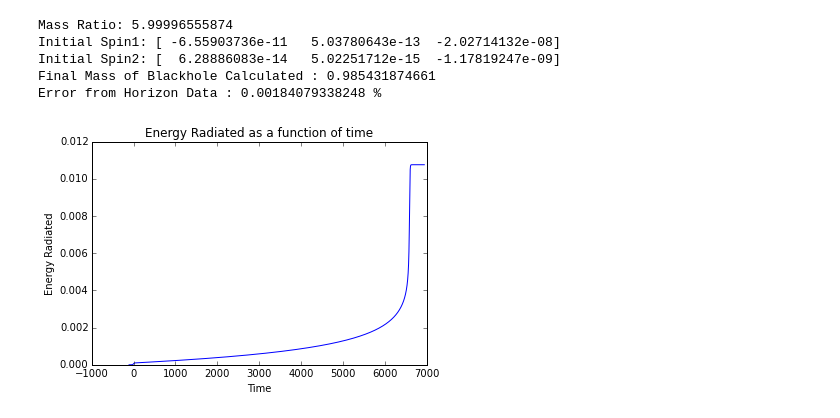
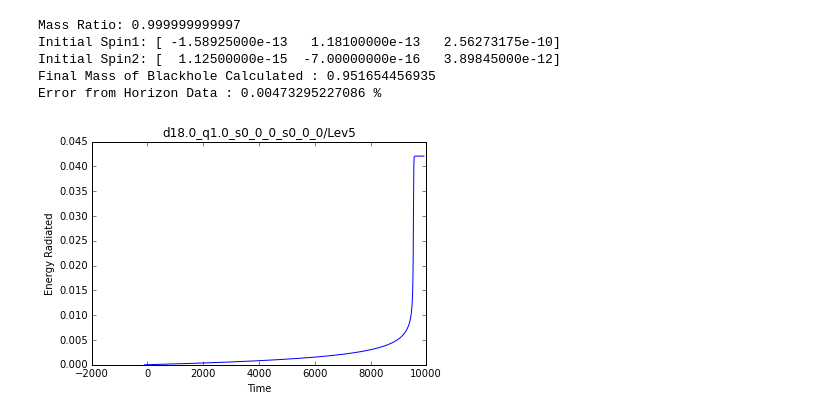
Before and after one commit to rahulketch/ICTS_Kick, a Jupyter notebook: Energy.ipynb, the cells around one changed output. Cells and saved outputs as stored; diff of their text form; code cells hidden in the pictures.

```diff
--- a/Energy.ipynb
+++ b/Energy.ipynb
@@ -4,8 +4,9 @@ import numpy as np
 import matplotlib.pyplot as plt
 import h5py
 speed_of_light = 299792.458
-path = '../Data/181/Lev4/' #path for the simulation
+path = '../Data/001/Lev5/' #path for the simulation
 extrapolation_order = 2
+savefig = True
 
 alm = []
 H2 = []
@@ -34,6 +35,8 @@ for line in meta:
     if(len(line)<2):
         continue;
     var = line[0].translate(None," ")
+    if var == 'simulation-name':
+         simulation_name= line[2]
     if var == 'initial-ADM-energy':
         initial_mass = float(line[2])
     if var == 'initial-ADM-linear-momentum':
@@ -52,6 +55,8 @@ for line in meta:
         initial_spin1 = np.array([float(line[2]),float(line[3]),float(line[4])])
     if var == 'initial-spin2':
         initial_spin2 = np.array([float(line[2]),float(line[3]),float(line[4])])
+    if var == 'alternative-names':
+         alt_name = line[2]
 
 
 #The following are coefficients used in calculations of radiated angular and linear momentum
@@ -89,20 +94,22 @@ final_mass = np.real(initial_mass - Radiated_Energy) #Calculates the Remnant mas
 # %%
 print("Mass Ratio: {}".format(initial_mass1/initial_mass2))
 print("Initial Spin1: {}".format(initial_spin1))
 print("Initial Spin2: {}".format(initial_spin2))
 print("Final Mass of Blackhole Calculated : {}".format(final_mass))
 print("Error from Horizon Data : {} %".format(np.abs(((final_mass-remnant_mass)/remnant_mass)*100)))
 
 plt.figure(1)
-plt.title("Energy Radiated as a function of time")
+plt.title(simulation_name)
 plt.xlabel("Time")
 plt.ylabel("Energy Radiated")
 plt.plot(t[1:],np.real(E))
+if(savefig):
+    plt.savefig('images/'+alt_name +'_E')
 plt.show()
 # %% [output]
-Mass Ratio: 5.99996555874
-Initial Spin1: [ -6.55903736e-11   5.03780643e-13  -2.02714132e-08]
-Initial Spin2: [  6.28886083e-14   5.02251712e-15  -1.17819247e-09]
-Final Mass of Blackhole Calculated : 0.985431874661
-Error from Horizon Data : 0.00184079338248 %
+Mass Ratio: 0.999999999997
+Initial Spin1: [ -1.58925000e-13   1.18100000e-13   2.56273175e-10]
+Initial Spin2: [  1.12500000e-15  -7.00000000e-16   3.89845000e-12]
+Final Mass of Blackhole Calculated : 0.951654456935
+Error from Horizon Data : 0.00473295227086 %
-[figure, old version]
+[figure, new version]
```
Also changed, not shown: 24 other files.
